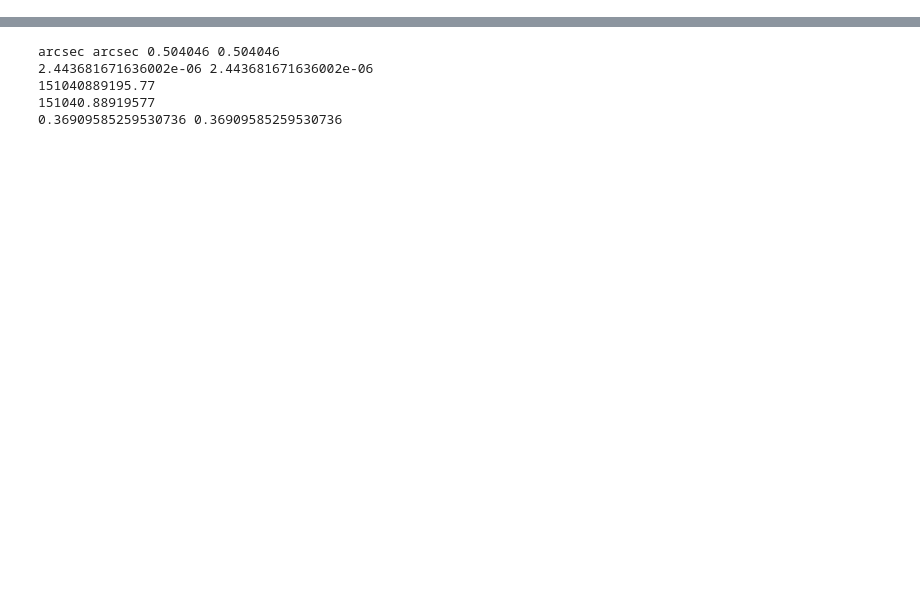
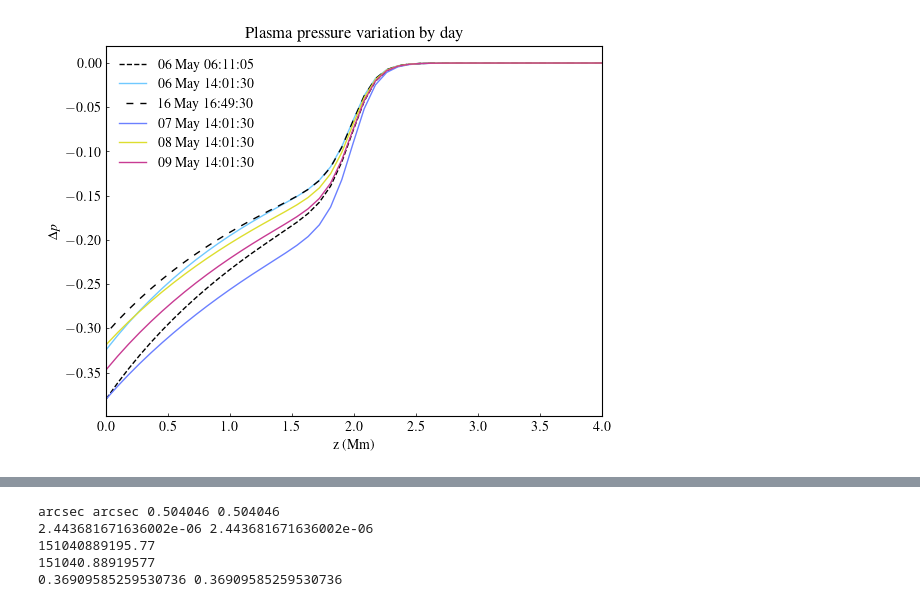
Before and after one commit to LMNadol/mflex, a Jupyter notebook: mhsflex/2024_cme_magnetograms.ipynb, the cells around one changed output, grey strips where cells are left out. Drawn from its saved outputs; the diff is of its cells as text; code cells hidden in the pictures; blank space fills up the shorter version.

Commit message:
thesis things

```diff
--- a/mhsflex/2024_cme_magnetograms.ipynb
+++ b/mhsflex/2024_cme_magnetograms.ipynb
@@ -144,54 +164,82 @@ data3d_9May = Field3dData.load(path2save)
 folder = "/Users/lilli/Desktop/Thesis/May2024_flare/May9_mhs"
 
 plot(data3d_9May, view="los", save=True, path=folder)
+# %%
+dp_6May = np.load("/Users/lilli/Desktop/Thesis/May2024_flare/dp_6May.npy")
+# %%
+dp_7May = np.load("/Users/lilli/Desktop/Thesis/May2024_flare/dp_7May.npy")
+dp_8May = np.load("/Users/lilli/Desktop/Thesis/May2024_flare/dp_8May.npy")
+dp_9May = np.load("/Users/lilli/Desktop/Thesis/May2024_flare/dp_9May.npy")
+# %%
+dp_before = np.load("/Users/lilli/Desktop/Thesis/May2024_flare/dp_before.npy")
+dp_after = np.load("/Users/lilli/Desktop/Thesis/May2024_flare/dp_after.npy")
+dd_before = np.load("/Users/lilli/Desktop/Thesis/May2024_flare/dd_before.npy")
+dd_after = np.load("/Users/lilli/Desktop/Thesis/May2024_flare/dd_after.npy")
 # %%
 fig, ax1 = plt.subplots()
 
 ax1.plot(
-    data3d_6May.z,
-    data3d_6May.dpressure[148, 526, :],
+    data2d.z,
+    dp_before[137, 466, :],
+    linewidth=1.0,
+    color=c3,
+    linestyle="dashed",
+    label=r"06 May 06:11:05",
+)
+ax1.plot(
+    data2d.z,
+    dp_6May[148, 526, :],
     linewidth=1.0,
     color=c1,
-    label=r"06 May",
+    label=r"06 May 14:01:30",
 )
 ax1.plot(
-    data3d_7May.z,
-    data3d_7May.dpressure[190, 511, :],
+    data2d.z,
+    dp_after[164, 365, :],
+    linewidth=1.0,
+    color=c3,
+    linestyle=(5,(5,5)),
+    label=r"16 May 16:49:30",
+)
+ax1.plot(
+    data2d.z,
+    dp_7May[190, 511, :],
     linewidth=1.0,
     color=c2,
-    label=r"07 May",
+    label=r"07 May 14:01:30",
 )
 ax1.plot(
-    data3d_8May.z,
-    data3d_8May.dpressure[205, 481, :],
+    data2d.z,
+    dp_8May[205, 481, :],
     linewidth=1.0,
     color=c8,
-    label=r"08 May4",
+    label=r"08 May 14:01:30",
 )
 ax1.plot(
-    data3d_9May.z,
-    data3d_9May.dpressure[225, 215, :],
+    data2d.z,
+    dp_9May[225, 215, :],
     linewidth=1.0,
     color=c5,
-    label=r"09 May",
+    label=r"09 May 14:01:30",
 )
 
-
 ax1.set_xlabel("z (Mm)")
-plt.xlim([0, 2 * z0])
+plt.xlim([0, 4.0])
 plt.legend(frameon=False)
 ax1.tick_params(direction="in", length=2, width=0.5)
 
 plt.title(
-    r"Plasma pressure variation by day
+    r"Plasma pressure variation by day"
 )
 lines1, labels1 = ax1.get_legend_handles_labels()
 
 lines = lines1
 labels = labels1
 ax1.set_ylabel(r"$\Delta p$")
 
 plt.legend(lines, labels, frameon=False)
 plotname =  "/Users/lilli/Desktop/Thesis/May2024_flare/dpressure.png"
 plt.savefig(plotname, dpi=300, bbox_inches="tight", pad_inches=0.1)
 plt.show()
+# %% [output]
+[figure, added]
```
Also changed, not shown: parts of 23 cells of this notebook, 2 other files.
